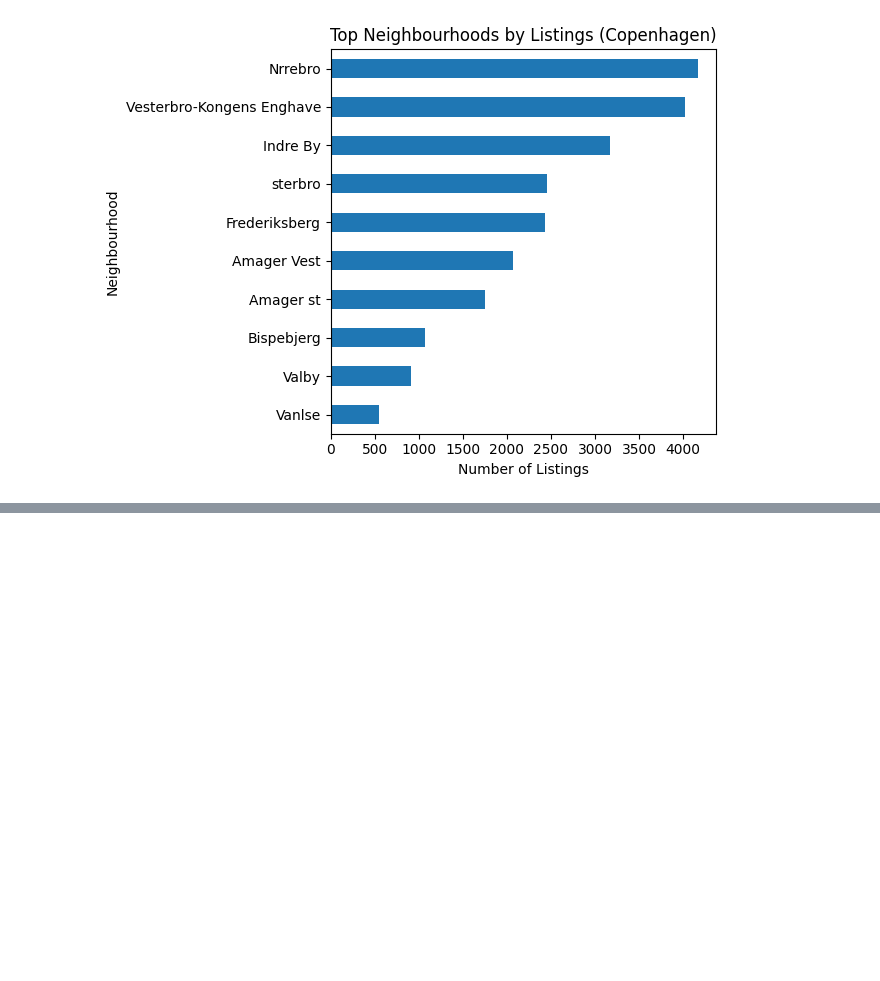
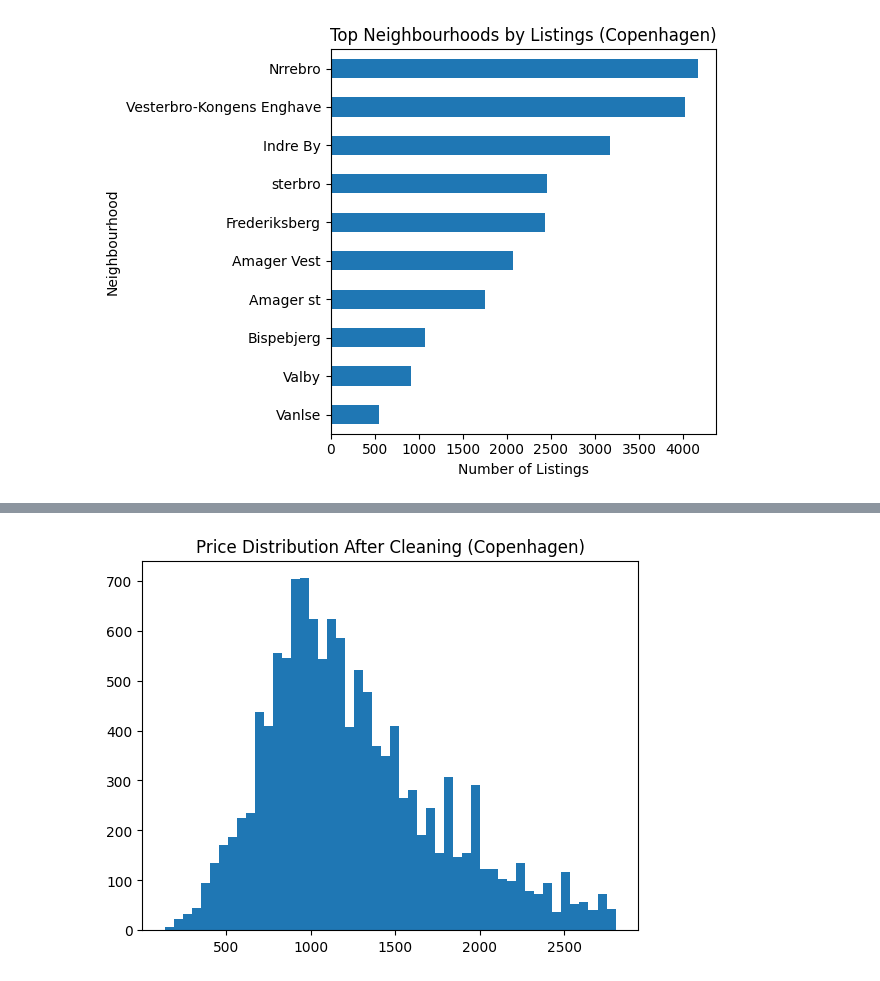
Before and after one commit to andreamammano89-maker/DataVisualisationPW_MESA, a Jupyter notebook: projectdv.ipynb, the cells around one changed output, grey strips where cells are left out. Saved outputs shown, nothing was run; the diff lists cells and outputs as text; code cells hidden in the pictures; blank space fills up the shorter version.

```diff
--- a/projectdv.ipynb
+++ b/projectdv.ipynb
@@ -400,0 +581,7 @@ plt.tight_layout()
+# %%
+plt.figure()
+plt.hist(df_cop["price"], bins=50)
+plt.title("Price Distribution After Cleaning (Copenhagen)")
+plt.show()
+# %% [output]
+[figure, added]
```
Also changed, not shown: parts of 23 cells of this notebook.
